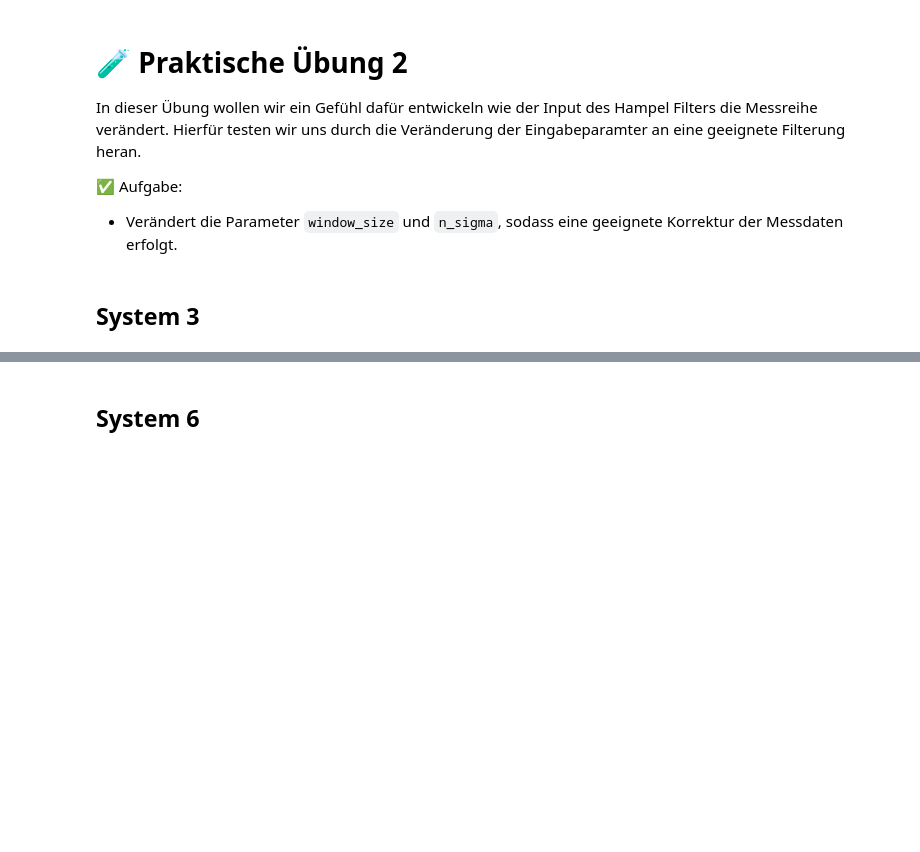
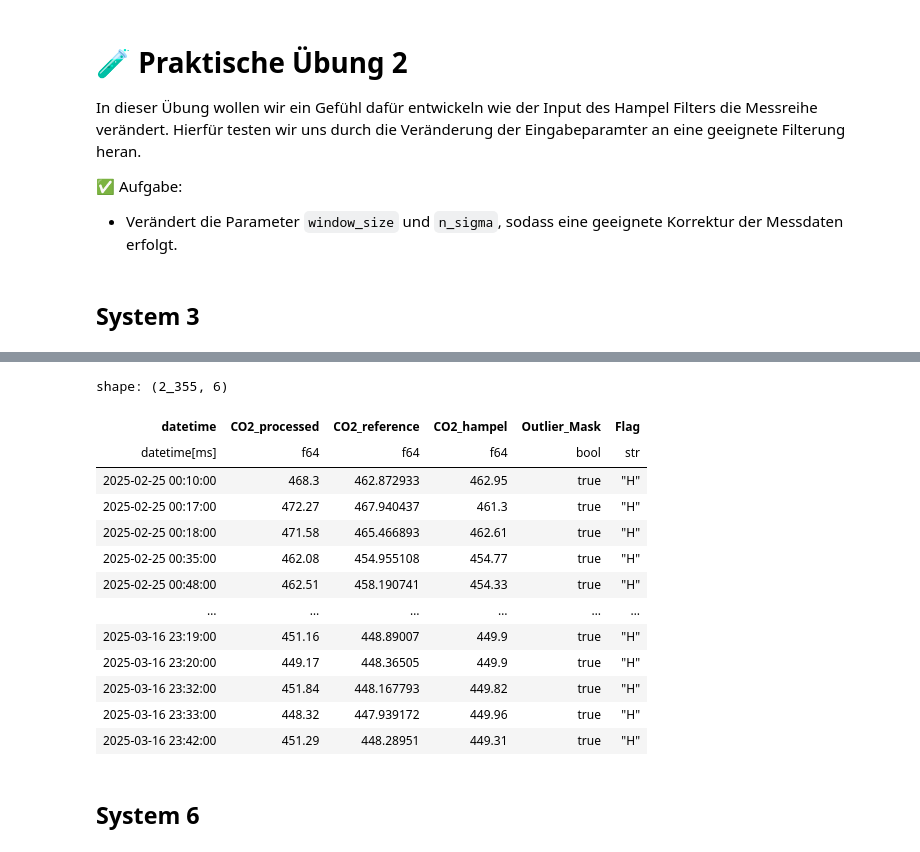
Before and after one commit to tum-esm/HES-2-Praktikum, a Jupyter notebook: notebooks/2_Aggregation_And_Performance_Metrics.ipynb, the cells around one changed output, grey strips where cells are left out. Cells and saved outputs as stored; diff of their text form; code cells hidden in the pictures; blank space fills up the shorter version.

```diff
--- a/notebooks/2_Aggregation_And_Performance_Metrics.ipynb
+++ b/notebooks/2_Aggregation_And_Performance_Metrics.ipynb
@@ -263,7 +263,7 @@ def hampel_filter(series, window_size=7, n_sigmas=3):
     return filtered, outlier_mask
 # %%
 ## Verändere nachfolgende Parameter
-window_size = 120
+window_size = 11
 n_sigma = 3.0
 ##
 
@@ -274,26 +274,16 @@ co2_series = df_s_3["CO2_processed"].to_pandas()
 filtered_series, outlier_mask = hampel_filter(co2_series)
 
 # Print spike stats
-print(f"Detektierte Ausreißer: {(outlier_mask.sum() / len(co2_series)) * 100:.4f}%")
+print(f"Detektierte Ausreißer: {(outlier_mask.sum() / len(co2_series)) * 100:.3f}%")
 
 # Add columns back to Polars
 df_s_3 = df_s_3.with_columns([
     pl.Series("CO2_hampel", filtered_series).cast(pl.Float64),
     pl.Series("Outlier_Mask", outlier_mask).cast(pl.Boolean)
-])
-
-# Round and flag outliers
-df_s_3 = df_s_3.with_columns([
-    pl.col("CO2_processed").round(2),
-    pl.col("CO2_hampel").round(2),
-    pl.when(pl.col("CO2_processed").ne(pl.col("CO2_hampel")))
-      .then(pl.lit('H'))
-      .otherwise(pl.lit('U'))
-      .alias("Flag")
-])
+        ])
 
 # Filter outliers
-df_s_3_filtered = df_s_3.filter(pl.col("Flag") == "U")
+df_s_3_filtered = df_s_3.filter(pl.col("Outlier_Mask") == False)
 
 # Extract arrays
 sensor_3_data = df_s_3_filtered.select(pl.col("CO2_processed")).to_numpy()
@@ -313,6 +303,23 @@ Detektierte Ausreißer: 8.2780%
 [figure]
 [figure]
 [figure]
+# %%
+df_s_3.filter(pl.col("Outlier_Mask") == True)
+# %% [output]
+shape: (2_355, 6)
+| datetime | CO2_processed | CO2_reference | CO2_hampel | Outlier_Mask | Flag |
+| datetime[ms] | f64 | f64 | f64 | bool | str |
+| 2025-02-25 00:10:00 | 468.3 | 462.872933 | 462.95 | true | "H" |
+| 2025-02-25 00:17:00 | 472.27 | 467.940437 | 461.3 | true | "H" |
+| 2025-02-25 00:18:00 | 471.58 | 465.466893 | 462.61 | true | "H" |
+| 2025-02-25 00:35:00 | 462.08 | 454.955108 | 454.77 | true | "H" |
+| 2025-02-25 00:48:00 | 462.51 | 458.190741 | 454.33 | true | "H" |
+| … | … | … | … | … | … |
+| 2025-03-16 23:19:00 | 451.16 | 448.89007 | 449.9 | true | "H" |
+| 2025-03-16 23:20:00 | 449.17 | 448.36505 | 449.9 | true | "H" |
+| 2025-03-16 23:32:00 | 451.84 | 448.167793 | 449.82 | true | "H" |
+| 2025-03-16 23:33:00 | 448.32 | 447.939172 | 449.96 | true | "H" |
+| 2025-03-16 23:42:00 | 451.29 | 448.28951 | 449.31 | true | "H" |
 # %% [markdown]
 ## System 6
 # %%
```
Also changed, not shown: parts of 3 cells of this notebook.
